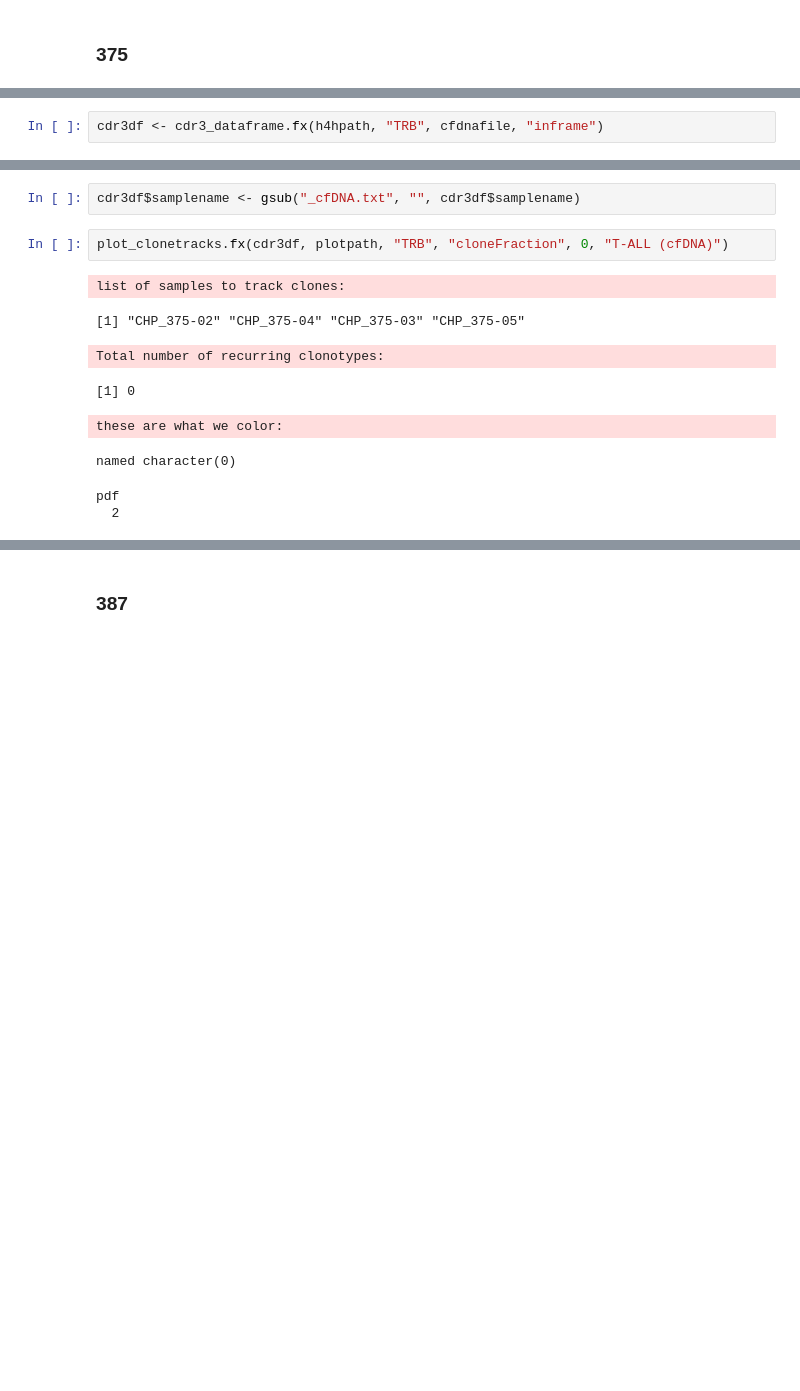
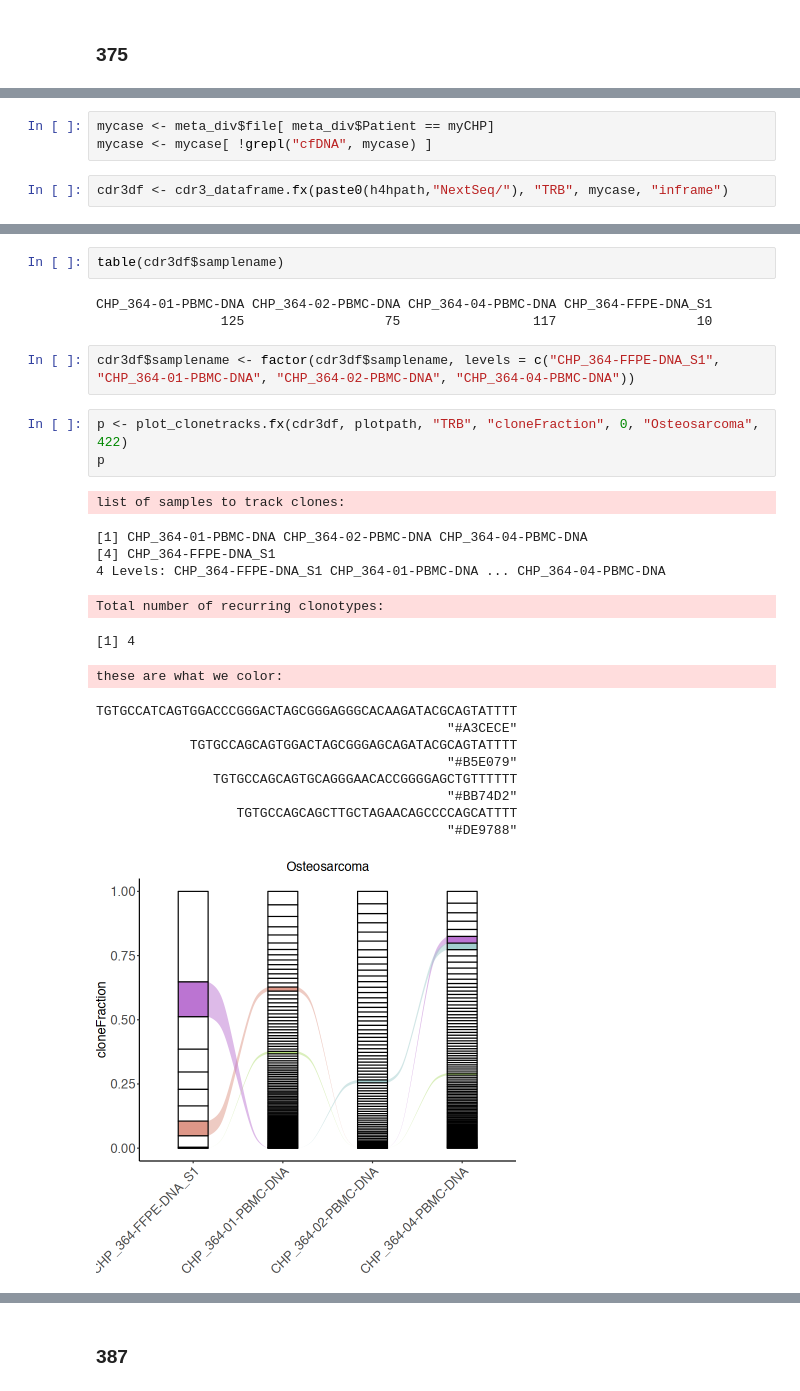
Before and after one commit to pughlab/ped_CapTCRseq, a Jupyter notebook: notebooks/Clonetrack.ipynb, the cells around one changed output, grey strips where cells are left out. Drawn from its saved outputs; the diff is of its cells as text; blank space fills up the shorter version.

```diff
--- a/notebooks/Clonetrack.ipynb
+++ b/notebooks/Clonetrack.ipynb
@@ -247,4 +174,7 @@ cfdnafile
+# %%
+mycase <- meta_div$file[ meta_div$Patient == myCHP]
+mycase <- mycase[ !grepl("cfDNA", mycase) ]
 # %%
-cdr3df <- cdr3_dataframe.fx(h4hpath, "TRB", cfdnafile, "inframe")
+cdr3df <- cdr3_dataframe.fx(paste0(h4hpath,"NextSeq/"), "TRB", mycase, "inframe")
 # %% [output]
 my files:
@@ -263,14 +193,28 @@ Total productive clonotypes:
 Output contains in_frame clonotypes only
-# %%
-cdr3df$samplename <- gsub("_cfDNA.txt", "", cdr3df$samplename)
+# %%
+table(cdr3df$samplename)
+# %% [output]
+CHP_364-01-PBMC-DNA CHP_364-02-PBMC-DNA CHP_364-04-PBMC-DNA CHP_364-FFPE-DNA_S1
+                125                  75                 117                  10
+# %%
+cdr3df$samplename <- factor(cdr3df$samplename, levels = c("CHP_364-FFPE-DNA_S1", "CHP_364-01-PBMC-DNA", "CHP_364-02-PBMC-DNA", "CHP_364-04-PBMC-DNA"))
 # %%
-plot_clonetracks.fx(cdr3df, plotpath, "TRB", "cloneFraction", 0, "T-ALL (cfDNA)")
+p <- plot_clonetracks.fx(cdr3df, plotpath, "TRB", "cloneFraction", 0, "Osteosarcoma", 422)
+p
 # %% [output]
 list of samples to track clones:
-[1] "CHP_375-02" "CHP_375-04" "CHP_375-03" "CHP_375-05"
+[1] CHP_364-01-PBMC-DNA CHP_364-02-PBMC-DNA CHP_364-04-PBMC-DNA
+[4] CHP_364-FFPE-DNA_S1
+4 Levels: CHP_364-FFPE-DNA_S1 CHP_364-01-PBMC-DNA ... CHP_364-04-PBMC-DNA
 Total number of recurring clonotypes:
-[1] 0
+[1] 4
 these are what we color:
-named character(0)
+TGTGCCATCAGTGGACCCGGGACTAGCGGGAGGGCACAAGATACGCAGTATTTT
+                                             "#A3CECE"
+            TGTGCCAGCAGTGGACTAGCGGGAGCAGATACGCAGTATTTT
+                                             "#B5E079"
+               TGTGCCAGCAGTGCAGGGAACACCGGGGAGCTGTTTTTT
+                                             "#BB74D2"
+                  TGTGCCAGCAGCTTGCTAGAACAGCCCCAGCATTTT
+                                             "#DE9788"
-pdf
-  2
+[figure, added]
```
Also changed, not shown: parts of 37 cells of this notebook.
